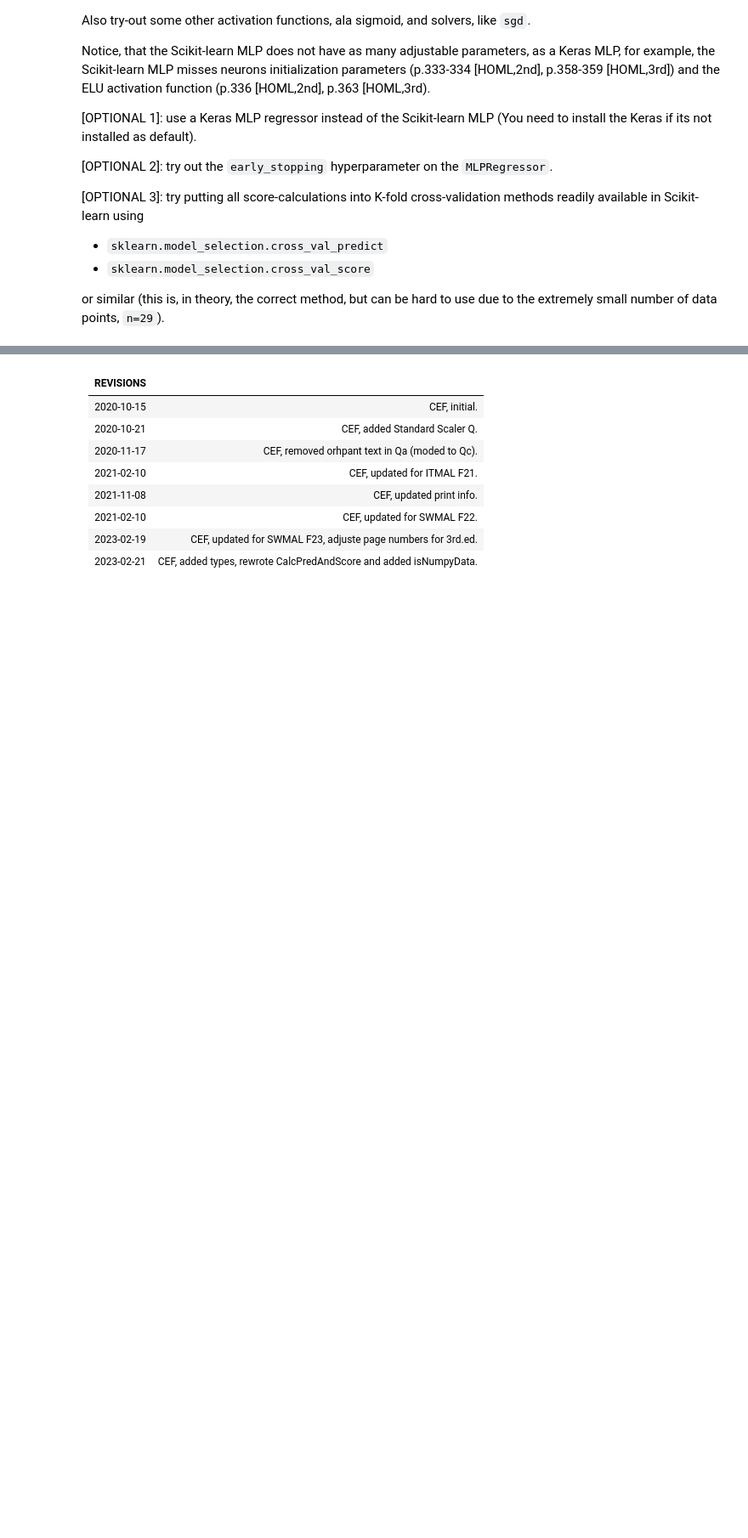
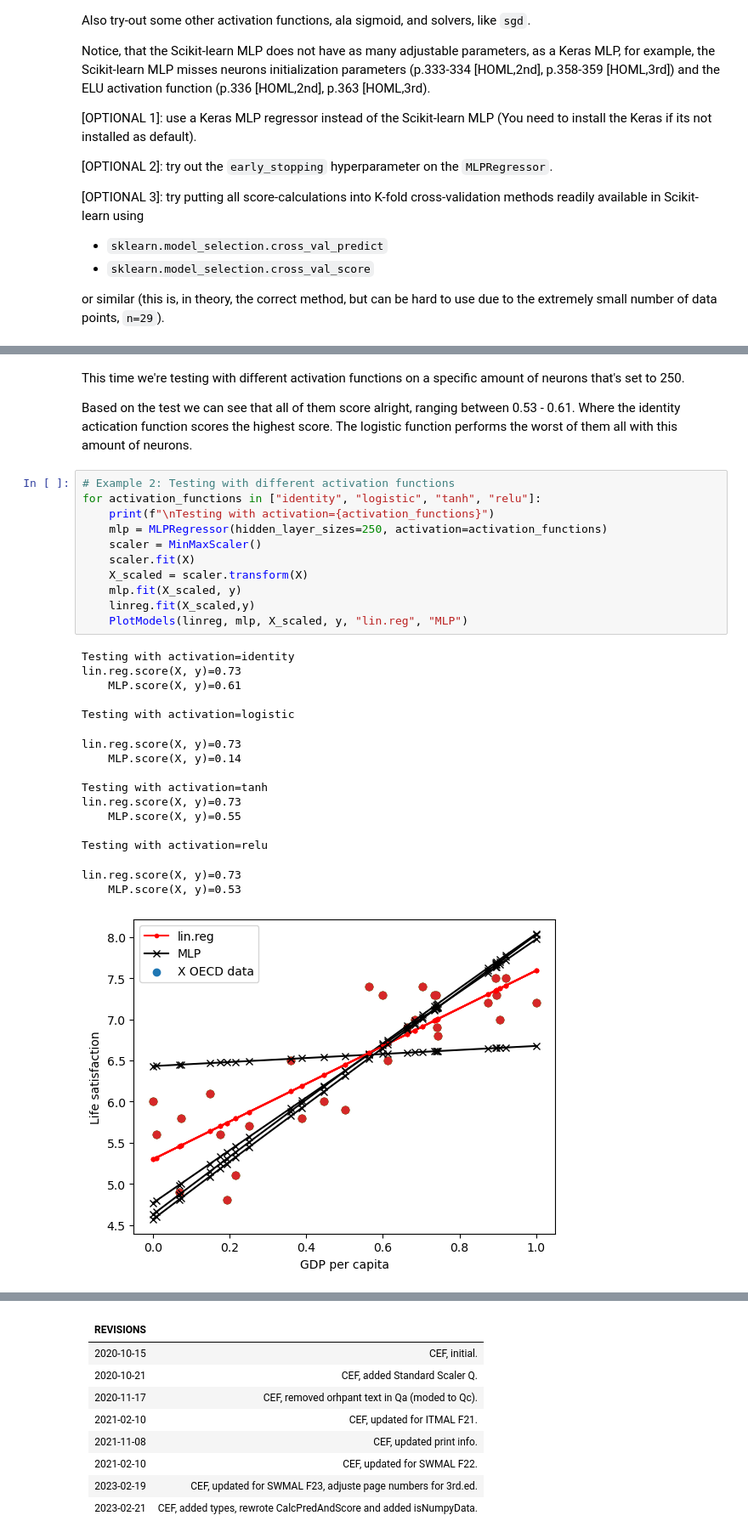
Before and after one commit to kaaecreme/6-Semester, a Jupyter notebook: MAL/02/pipelines.ipynb, the cells around one changed output, grey strips where cells are left out. Shown: that part at 85% size. Saved outputs shown, nothing was run; the diff lists cells and outputs as text; blank space fills up the shorter version.

```diff
--- a/MAL/02/pipelines.ipynb
+++ b/MAL/02/pipelines.ipynb
@@ -267,0 +299,32 @@ lin.reg.score(X, y)=0.73
+# %% [markdown]
+This time we're testing with different activation functions on a specific amount of neurons that's set to 250.
+
+Based on the test we can see that all of them score alright, ranging between 0.53 - 0.61. Where the identity actication function scores the highest score. The logistic function performs the worst of them all with this amount of neurons.
+# %%
+# Example 2: Testing with different activation functions
+for activation_functions in ["identity", "logistic", "tanh", "relu"]:
+    print(f"\nTesting with activation={activation_functions}")
+    mlp = MLPRegressor(hidden_layer_sizes=250, activation=activation_functions)
+    scaler = MinMaxScaler()
+    scaler.fit(X)
+    X_scaled = scaler.transform(X)
+    mlp.fit(X_scaled, y)
+    linreg.fit(X_scaled,y)
+    PlotModels(linreg, mlp, X_scaled, y, "lin.reg", "MLP")
+# %% [output]
+Testing with activation=identity
+lin.reg.score(X, y)=0.73
+    MLP.score(X, y)=0.61
+
+Testing with activation=logistic
+lin.reg.score(X, y)=0.73
+    MLP.score(X, y)=0.14
+
+Testing with activation=tanh
+lin.reg.score(X, y)=0.73
+    MLP.score(X, y)=0.55
+
+Testing with activation=relu
+lin.reg.score(X, y)=0.73
+    MLP.score(X, y)=0.53
+[figure, added]
```
Also changed, not shown: parts of 9 cells of this notebook.
